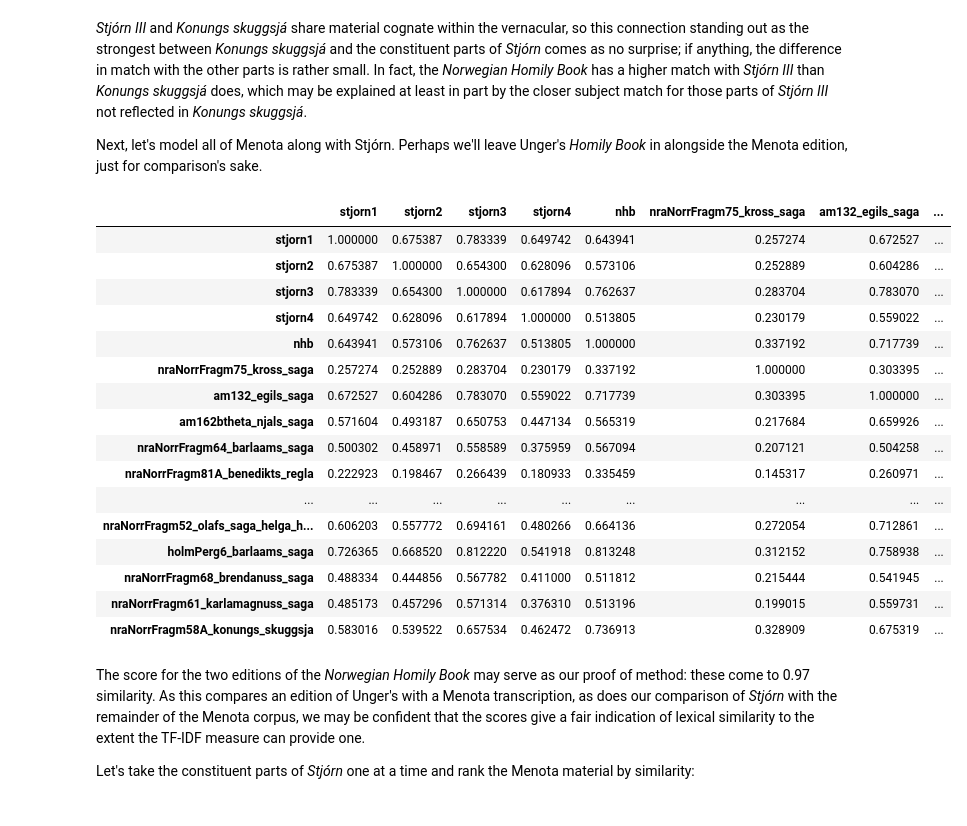
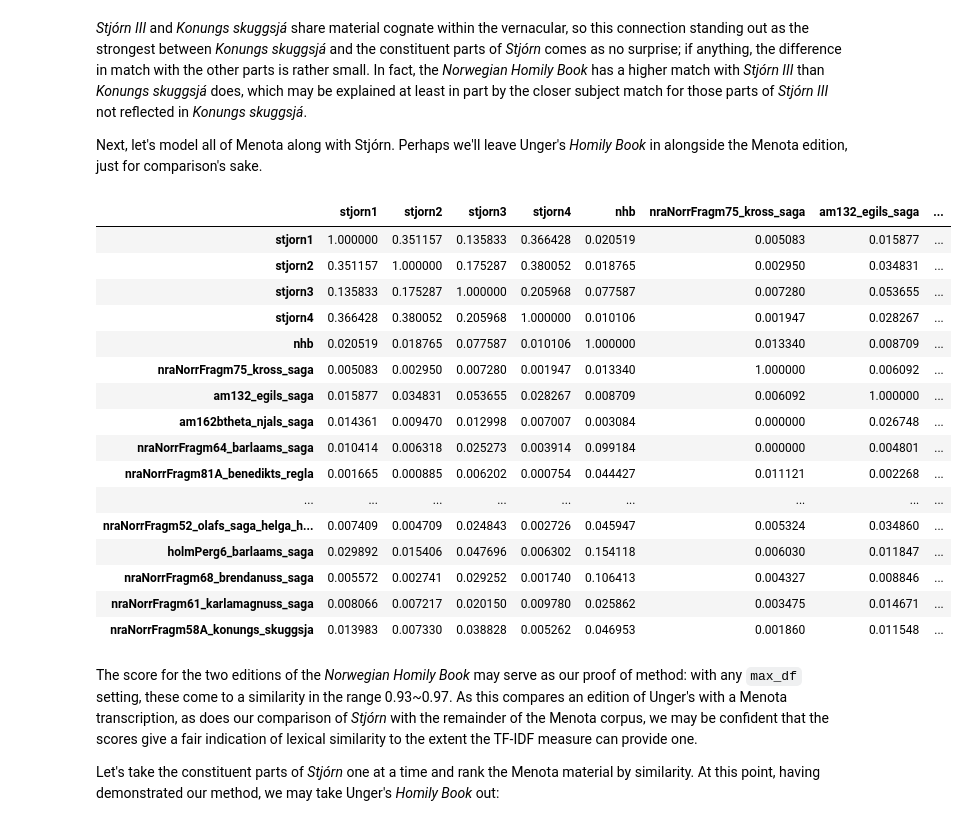
Before and after one commit to langeslag/on-corpus-tools, a Jupyter notebook: stjorn/tf-idf.ipynb, the cells around one changed output. Drawn from its saved outputs; the diff is of its cells as text; code cells hidden in the pictures.

Commit message:
corrected stjorn notebooks for max_df, cut findings

```diff
--- a/stjorn/tf-idf.ipynb
+++ b/stjorn/tf-idf.ipynb
@@ -102,41 +104,42 @@ _Stjórn III_ and _Konungs skuggsjá_ share material cognate within the vernacul
 
 Next, let's model all of Menota along with Stjórn. Perhaps we'll leave Unger's _Homily Book_ in alongside the Menota edition, just for comparison's sake.
 # %%
+vectorizer = TfidfVectorizer(min_df=1, max_df=0.3)
 corpus = []
 titles = []
 for k,v in stjorn.items():
     titles.append(k)
     corpus.append(v)
 titles.append('nhb')
 corpus.append(nhb)
 for k,v in menota.items():
     titles.append(k)
     corpus.append(v)
 model = vectorizer.fit_transform(corpus)
 df = pd.DataFrame(cosine_similarity(model), titles, titles)
 pd.set_option("display.max_columns", None)
 pd.set_option("display.max_rows", None)
 df
 # %% [output]
 |  | stjorn1 | stjorn2 | stjorn3 | stjorn4 | nhb | nraNorrFragm75_kross_saga | am132_egils_saga | ... |
-| stjorn1 | 1.000000 | 0.675387 | 0.783339 | 0.649742 | 0.643941 | 0.257274 | 0.672527 | ... |
-| stjorn2 | 0.675387 | 1.000000 | 0.654300 | 0.628096 | 0.573106 | 0.252889 | 0.604286 | ... |
-| stjorn3 | 0.783339 | 0.654300 | 1.000000 | 0.617894 | 0.762637 | 0.283704 | 0.783070 | ... |
-| stjorn4 | 0.649742 | 0.628096 | 0.617894 | 1.000000 | 0.513805 | 0.230179 | 0.559022 | ... |
-| nhb | 0.643941 | 0.573106 | 0.762637 | 0.513805 | 1.000000 | 0.337192 | 0.717739 | ... |
-| nraNorrFragm75_kross_saga | 0.257274 | 0.252889 | 0.283704 | 0.230179 | 0.337192 | 1.000000 | 0.303395 | ... |
-| am132_egils_saga | 0.672527 | 0.604286 | 0.783070 | 0.559022 | 0.717739 | 0.303395 | 1.000000 | ... |
-| am162btheta_njals_saga | 0.571604 | 0.493187 | 0.650753 | 0.447134 | 0.565319 | 0.217684 | 0.659926 | ... |
-| nraNorrFragm64_barlaams_saga | 0.500302 | 0.458971 | 0.558589 | 0.375959 | 0.567094 | 0.207121 | 0.504258 | ... |
-| nraNorrFragm81A_benedikts_regla | 0.222923 | 0.198467 | 0.266439 | 0.180933 | 0.335459 | 0.145317 | 0.260971 | ... |
+| stjorn1 | 1.000000 | 0.351157 | 0.135833 | 0.366428 | 0.020519 | 0.005083 | 0.015877 | ... |
+| stjorn2 | 0.351157 | 1.000000 | 0.175287 | 0.380052 | 0.018765 | 0.002950 | 0.034831 | ... |
+| stjorn3 | 0.135833 | 0.175287 | 1.000000 | 0.205968 | 0.077587 | 0.007280 | 0.053655 | ... |
+| stjorn4 | 0.366428 | 0.380052 | 0.205968 | 1.000000 | 0.010106 | 0.001947 | 0.028267 | ... |
+| nhb | 0.020519 | 0.018765 | 0.077587 | 0.010106 | 1.000000 | 0.013340 | 0.008709 | ... |
+| nraNorrFragm75_kross_saga | 0.005083 | 0.002950 | 0.007280 | 0.001947 | 0.013340 | 1.000000 | 0.006092 | ... |
+| am132_egils_saga | 0.015877 | 0.034831 | 0.053655 | 0.028267 | 0.008709 | 0.006092 | 1.000000 | ... |
+| am162btheta_njals_saga | 0.014361 | 0.009470 | 0.012998 | 0.007007 | 0.003084 | 0.000000 | 0.026748 | ... |
+| nraNorrFragm64_barlaams_saga | 0.010414 | 0.006318 | 0.025273 | 0.003914 | 0.099184 | 0.000000 | 0.004801 | ... |
+| nraNorrFragm81A_benedikts_regla | 0.001665 | 0.000885 | 0.006202 | 0.000754 | 0.044427 | 0.011121 | 0.002268 | ... |
 | ... | ... | ... | ... | ... | ... | ... | ... | ... |
-| nraNorrFragm52_olafs_saga_helga_h... | 0.606203 | 0.557772 | 0.694161 | 0.480266 | 0.664136 | 0.272054 | 0.712861 | ... |
-| holmPerg6_barlaams_saga | 0.726365 | 0.668520 | 0.812220 | 0.541918 | 0.813248 | 0.312152 | 0.758938 | ... |
-| nraNorrFragm68_brendanuss_saga | 0.488334 | 0.444856 | 0.567782 | 0.411000 | 0.511812 | 0.215444 | 0.541945 | ... |
-| nraNorrFragm61_karlamagnuss_saga | 0.485173 | 0.457296 | 0.571314 | 0.376310 | 0.513196 | 0.199015 | 0.559731 | ... |
-| nraNorrFragm58A_konungs_skuggsja | 0.583016 | 0.539522 | 0.657534 | 0.462472 | 0.736913 | 0.328909 | 0.675319 | ... |
+| nraNorrFragm52_olafs_saga_helga_h... | 0.007409 | 0.004709 | 0.024843 | 0.002726 | 0.045947 | 0.005324 | 0.034860 | ... |
+| holmPerg6_barlaams_saga | 0.029892 | 0.015406 | 0.047696 | 0.006302 | 0.154118 | 0.006030 | 0.011847 | ... |
+| nraNorrFragm68_brendanuss_saga | 0.005572 | 0.002741 | 0.029252 | 0.001740 | 0.106413 | 0.004327 | 0.008846 | ... |
+| nraNorrFragm61_karlamagnuss_saga | 0.008066 | 0.007217 | 0.020150 | 0.009780 | 0.025862 | 0.003475 | 0.014671 | ... |
+| nraNorrFragm58A_konungs_skuggsja | 0.013983 | 0.007330 | 0.038828 | 0.005262 | 0.046953 | 0.001860 | 0.011548 | ... |
 # %% [markdown]
-The score for the two editions of the _Norwegian Homily Book_ may serve as our proof of method: these come to 0.97 similarity. As this compares an edition of Unger's with a Menota transcription, as does our comparison of _Stjórn_ with the remainder of the Menota corpus, we may be confident that the scores give a fair indication of lexical similarity to the extent the TF-IDF measure can provide one.
+The score for the two editions of the _Norwegian Homily Book_ may serve as our proof of method: with any `max_df` setting, these come to a similarity in the range 0.93~0.97. As this compares an edition of Unger's with a Menota transcription, as does our comparison of _Stjórn_ with the remainder of the Menota corpus, we may be confident that the scores give a fair indication of lexical similarity to the extent the TF-IDF measure can provide one.
 
-Let's take the constituent parts of _Stjórn_ one at a time and rank the Menota material by similarity:
+Let's take the constituent parts of _Stjórn_ one at a time and rank the Menota material by similarity. At this point, having demonstrated our method, we may take Unger's _Homily Book_ out:
 # %%
```
Also changed, not shown: parts of 11 cells of this notebook, 1 other file.
